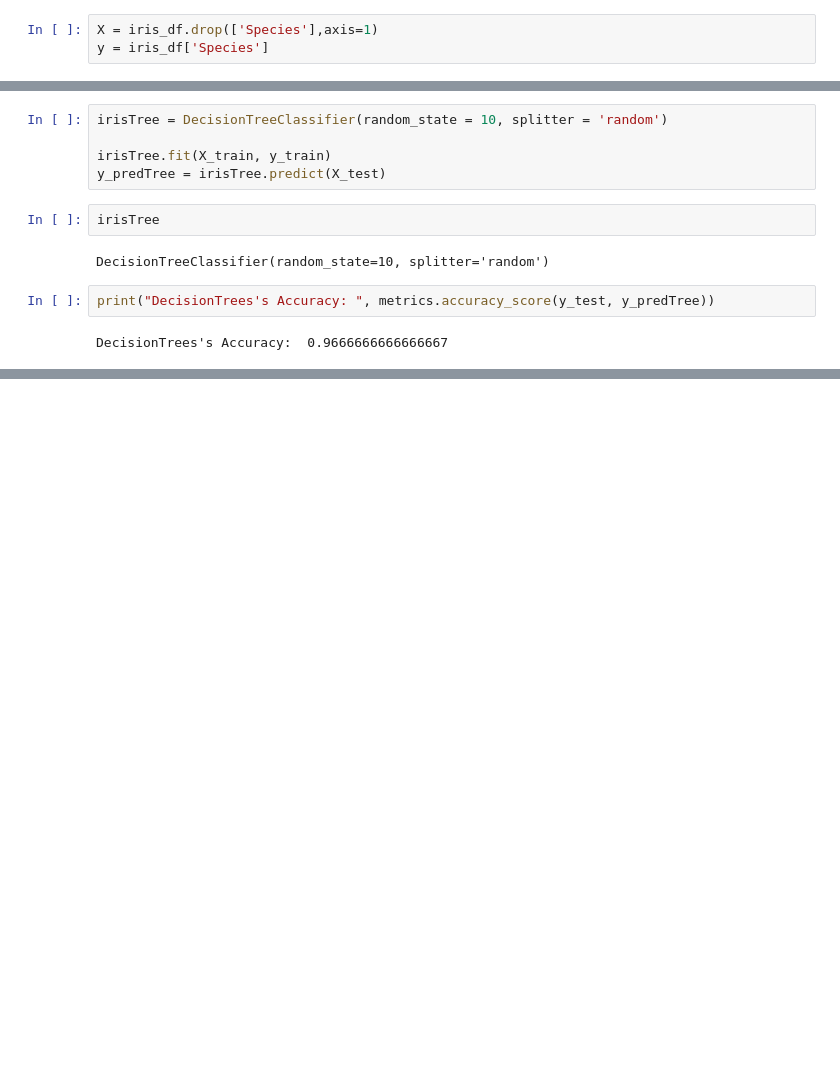
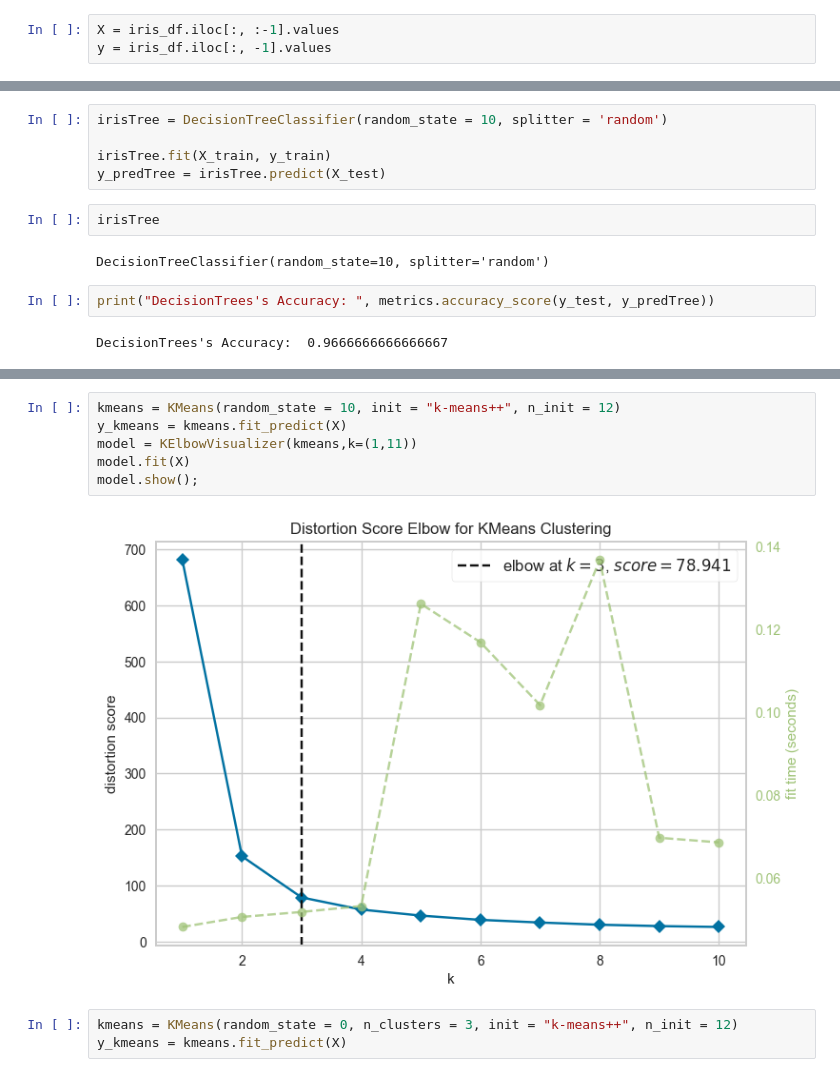
Before and after one commit to sulchan/Data_430_GC, a Jupyter notebook: Iris.ipynb, the cells around one changed output, grey strips where cells are left out. Cells and saved outputs as stored; diff of their text form; blank space fills up the shorter version.

```diff
--- a/Iris.ipynb
+++ b/Iris.ipynb
@@ -156,8 +155,8 @@ iris_df.head().style.background_gradient(cmap = 'RdBu')
 | 3 | 4.600000 | 3.100000 | 1.500000 | 0.200000 | Iris-setosa |
 | 4 | 5.000000 | 3.600000 | 1.400000 | 0.200000 | Iris-setosa |
 # %%
-X = iris_df.drop(['Species'],axis=1)
-y = iris_df['Species']
+X = iris_df.iloc[:, :-1].values
+y = iris_df.iloc[:, -1].values
 # %%
 le = LabelEncoder()
 # %%
@@ -187,0 +187,11 @@ display(SVG(graph.pipe(format='svg')))
+# %%
+kmeans = KMeans(random_state = 10, init = "k-means++", n_init = 12)
+y_kmeans = kmeans.fit_predict(X)
+model = KElbowVisualizer(kmeans,k=(1,11))
+model.fit(X)
+model.show();
+# %% [output]
+[figure, added]
+# %%
+kmeans = KMeans(random_state = 0, n_clusters = 3, init = "k-means++", n_init = 12)
+y_kmeans = kmeans.fit_predict(X)
```
Also changed, not shown: parts of 11 cells of this notebook, 1 other file.
